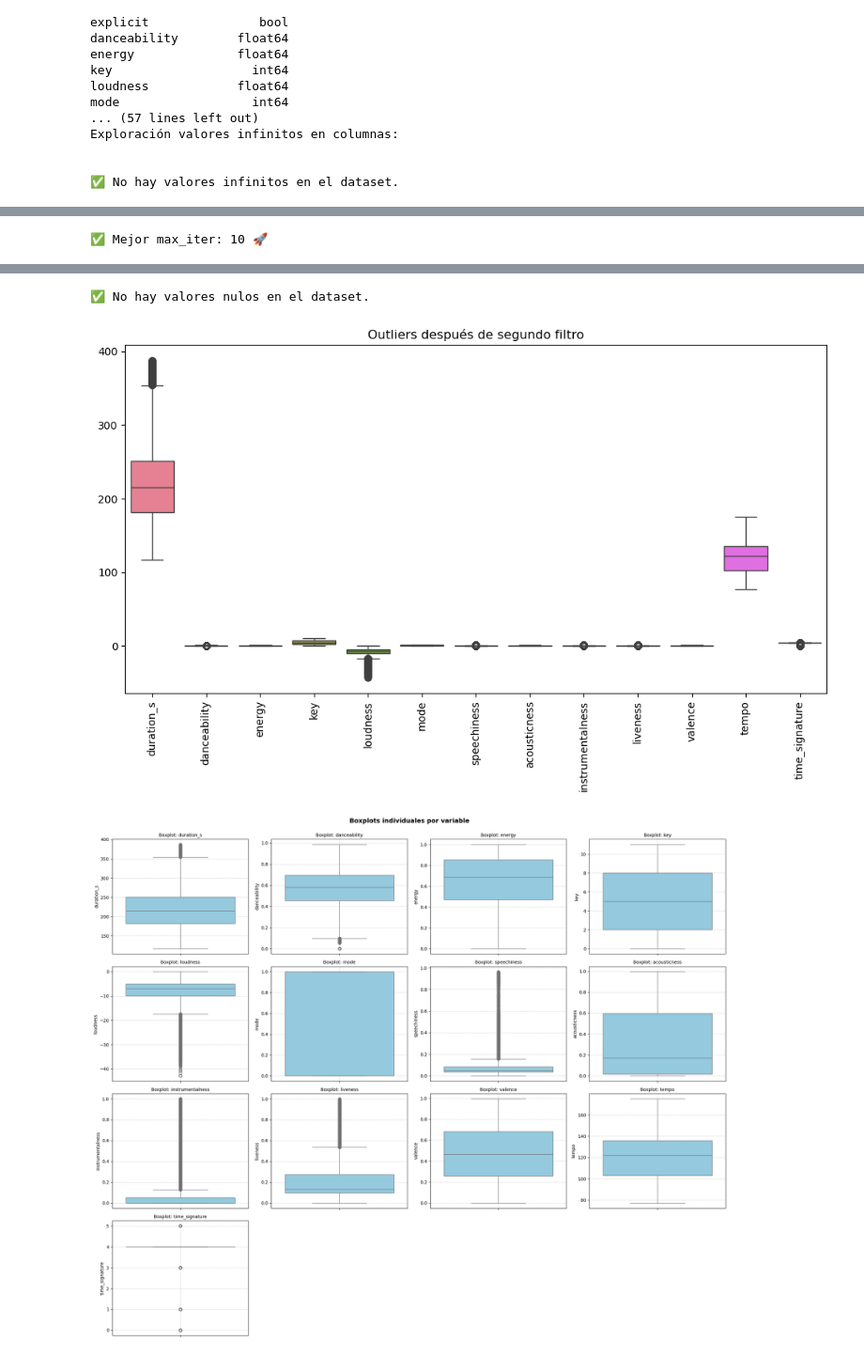
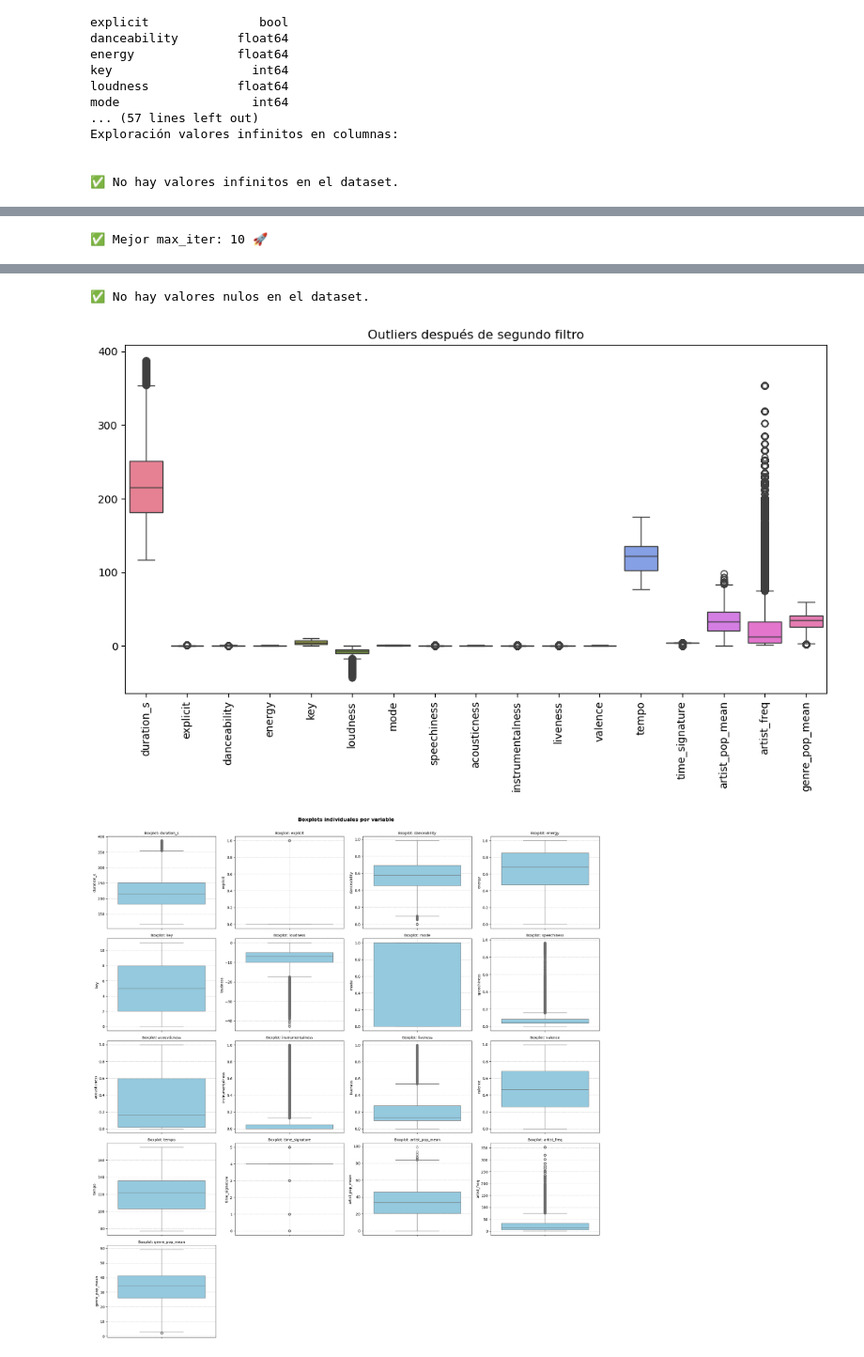
Before and after one commit to GrupoODJ/ProyectoSpotify, a Jupyter notebook: S3P1_proyectoSpotify.ipynb, the cells around one changed output, grey strips where cells are left out. Shown at 94% size. Cells and saved outputs as stored; diff of their text form; code cells hidden in the pictures.

Commit message:
Procesamiento de campos no numéricos y selección de variables

```diff
--- a/S3P1_proyectoSpotify.ipynb
+++ b/S3P1_proyectoSpotify.ipynb
@@ -976,7 +1053,7 @@ xTrain_cleaned.loc[xTrain_cleaned['loudness'] > 0, 'loudness'] = np.nan
 
 # Eliminación inicial por rango
 colFil = ['duration_s','tempo']
-xTrain_cleaned, xTestO_cleaned = modelo.eliminar_outliers(xTrain, xTestO, columnas=colFil, tipoMask = 1, pInf = 0.05, pSup = 0.95)
+xTrain_cleaned, xTest_cleaned = modelo.eliminar_outliers(xTrain, xTestAA, columnas=colFil, tipoMask = 1, pInf = 0.05, pSup = 0.95)
 
 # Eliminacion por rango para cada género de loudness
 # Calcular límites inferior y superior por género
@@ -996,7 +1073,7 @@ xTrain_cleaned['loudness'] = xTrain_cleaned.apply(
 )
 
 # Aplicar el mismo filtro a xTestO (usando límites de dfTrain)
-xTestO['loudness'] = xTestO.apply(
+xTest_cleaned['loudness'] = xTestAA.apply(
     lambda row: np.nan if (
         row['track_genre'] in limInf and (
             row['loudness'] < limInf[row['track_genre']] or
@@ -1006,6 +1083,10 @@ xTestO['loudness'] = xTestO.apply(
     axis=1
 )
 
+# ELiminar columnas procesadas
+xTrain_cleaned.drop(columns='track_genre', inplace=True)
+xTest_cleaned.drop(columns='track_genre', inplace=True)
+
 # Verificar valores nulos
 modelo.valores_nulos(xTrain_cleaned)
 
@@ -1069,7 +1150,7 @@ else:
     mejor_max_iter = 10
 
 # Ejecutar la imputación con el mejor max_iter
-xTrain_imputed, xTestO_imputed = modelo.ejecutar_imputacion(xTrain_cleaned, xTestO_cleaned, mejor_max_iter)
+xTrain_imputed, xTestO_imputed = modelo.ejecutar_imputacion(xTrain_cleaned, xTest_cleaned, mejor_max_iter)
 
 # Comparar la distribución antes y después de la imputación
 modelo.comparar_distribuciones(xTrain_cleaned, xTrain_imputed)
@@ -1080,15 +1161,18 @@ modelo.valores_nulos(xTrain_imputed)
 # Visualizacion
 modelo.visualizar_outliers(xTrain_imputed, "Outliers después de segundo filtro")
 
-# Identificar variables problemáticas
-varProm = ["duration_s", "loudness"]
+# Identificar variables por enfatizar
+varProm = ["duration_s", "loudness", "artist_freq", "artist_pop_mean", "genre_pop_mean"]
 
 # Visualizar variables problemáticas
 modelo.visualizar_var(xTrain_imputed, varProm)
 
+# Graficar los datos
+modelo.graf_set(xTrain_cleaned, colsGrid=5, titGraf="Gráficos de variables")
+
 # **Correlograma de variables predictoras**
 plt.figure(figsize=(12, 8))
-sns.heatmap(xTrain_imputed.corr(), annot=True, fmt=".2f", cmap='coolwarm', linewidths=0.5)
+sns.heatmap(xTrain_cleaned.corr(), annot=True, fmt=".2f", cmap='coolwarm', linewidths=0.5)
 plt.title("Mapa de Correlación entre Variables Predictoras", fontsize=14, fontweight='bold')
 plt.show()
 # %% [output]
@@ -1115,5 +1199,5 @@ plt.show()
 ✅ No hay valores nulos en el dataset.
-[figure, old version]
+[figure, new version]
-[figure, old version]
+[figure, new version]
  Estadisticas de los datos numéricos:
 
```
Also changed, not shown: parts of 8 cells of this notebook.
